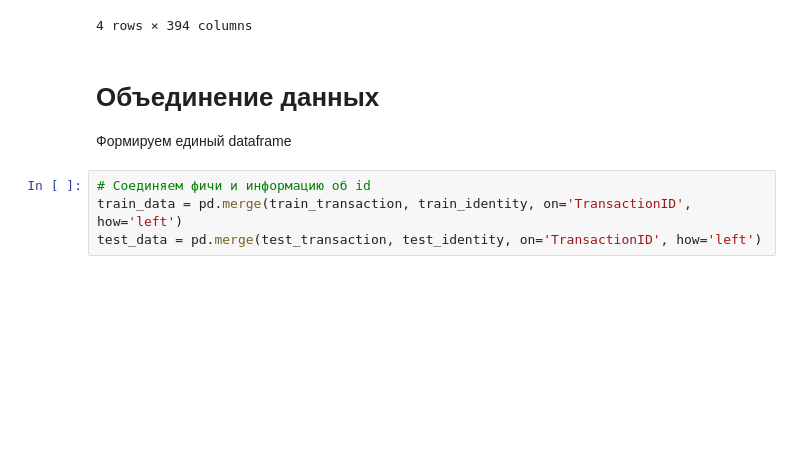
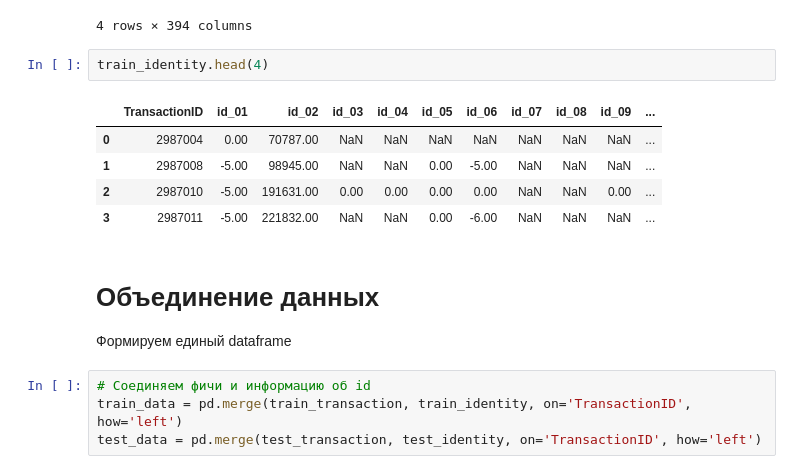
Before and after one commit to 25-77/Year_project, a Jupyter notebook: notebooks/1. Data_prepararation.ipynb, the cells around one changed output. Cells and saved outputs as stored; diff of their text form; blank space fills up the shorter version.

```diff
--- a/notebooks/1. Data_prepararation.ipynb
+++ b/notebooks/1. Data_prepararation.ipynb
@@ -68,6 +68,14 @@ train_transaction.head(4)
 | 2 | 2987002 | 0 | 86469 | 59.00 | W | 4663 | 490.00 | 150.00 | visa | ... |
 | 3 | 2987003 | 0 | 86499 | 50.00 | W | 18132 | 567.00 | 150.00 | mastercard | ... |
 4 rows × 394 columns
+# %%
+train_identity.head(4)
+# %% [output]
+|  | TransactionID | id_01 | id_02 | id_03 | id_04 | id_05 | id_06 | id_07 | id_08 | id_09 | ... |
+| 0 | 2987004 | 0.00 | 70787.00 | NaN | NaN | NaN | NaN | NaN | NaN | NaN | ... |
+| 1 | 2987008 | -5.00 | 98945.00 | NaN | NaN | 0.00 | -5.00 | NaN | NaN | NaN | ... |
+| 2 | 2987010 | -5.00 | 191631.00 | 0.00 | 0.00 | 0.00 | 0.00 | NaN | NaN | 0.00 | ... |
+| 3 | 2987011 | -5.00 | 221832.00 | NaN | NaN | 0.00 | -6.00 | NaN | NaN | NaN | ... |
 # %% [markdown]
 # Объединение данных
 Формируем единый dataframe
```
Also changed, not shown: parts of 6 cells of this notebook, 14 other files.
